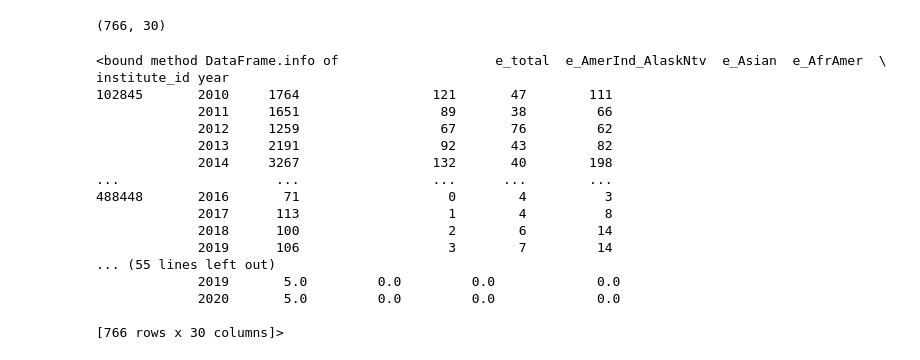
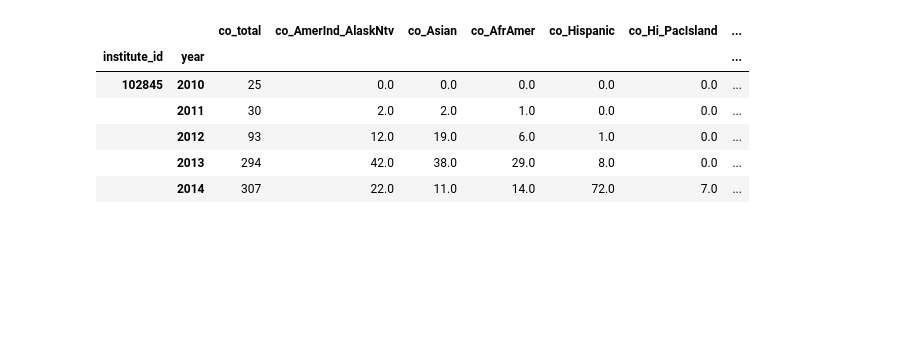
Before and after one commit to he-chang/data5100project, a Jupyter notebook: LoadEducationData.ipynb, the cells around one changed output. Cells and saved outputs as stored; diff of their text form; code cells hidden in the pictures; blank space fills up the shorter version.

```diff
--- a/LoadEducationData.ipynb
+++ b/LoadEducationData.ipynb
@@ -232 +156,12 @@ df_graduation
+# %%
+df_cohort = wa_cohort_df[(wa_cohort_df['GRTYPE'] == 3) & (wa_cohort_df['SECTION'] == 1)][['institute_id', 'co_total', 'co_AmerInd_AlaskNtv', 'co_Asian', 'co_AfrAmer', 'co_Hispanic', 'co_Hi_PacIsland', 'co_White', 'co_2orMore', 'co_unknown', 'co_nonresAlien', 'year']].groupby(['institute_id', 'year']).sum()
+df_cohort.head()
+# %% [output]
+|  |  | co_total | co_AmerInd_AlaskNtv | co_Asian | co_AfrAmer | co_Hispanic | co_Hi_PacIsland | ... |
+| institute_id | year |  |  |  |  |  |  | ... |
+| 102845 | 2010 | 25 | 0.0 | 0.0 | 0.0 | 0.0 | 0.0 | ... |
+|  | 2011 | 30 | 2.0 | 2.0 | 1.0 | 0.0 | 0.0 | ... |
+|  | 2012 | 93 | 12.0 | 19.0 | 6.0 | 1.0 | 0.0 | ... |
+|  | 2013 | 294 | 42.0 | 38.0 | 29.0 | 8.0 | 0.0 | ... |
+|  | 2014 | 307 | 22.0 | 11.0 | 14.0 | 72.0 | 7.0 | ... |
 # %%
@@ -237,24 +172,4 @@ df.to_csv("C:\\project\\university_data_with_gradrate_and_cohort.csv")
 # %%
-df.shape
+df2 = pd.concat([df_grad, df_cohort], axis = 1)
-# %% [output]
-(766, 30)
 # %%
-df.info
+df2.to_csv("C:\\project\\university_data_grad_and_cohort.csv")
-# %% [output]
-<bound method DataFrame.info of                    e_total  e_AmerInd_AlaskNtv  e_Asian  e_AfrAmer  \
-institute_id year
-102845       2010     1764                 121       47        111
-             2011     1651                  89       38         66
-             2012     1259                  67       76         62
-             2013     2191                  92       43         82
-             2014     3267                 132       40        198
-...                    ...                 ...      ...        ...
-488448       2016       71                   0        4          3
-             2017      113                   1        4          8
-             2018      100                   2        6         14
-             2019      106                   3        7         14
-... (55 lines left out)
-             2019       5.0         0.0         0.0             0.0
-             2020       5.0         0.0         0.0             0.0
-
-[766 rows x 30 columns]>
```
Also changed, not shown: parts of 12 cells of this notebook, 4 other files.
